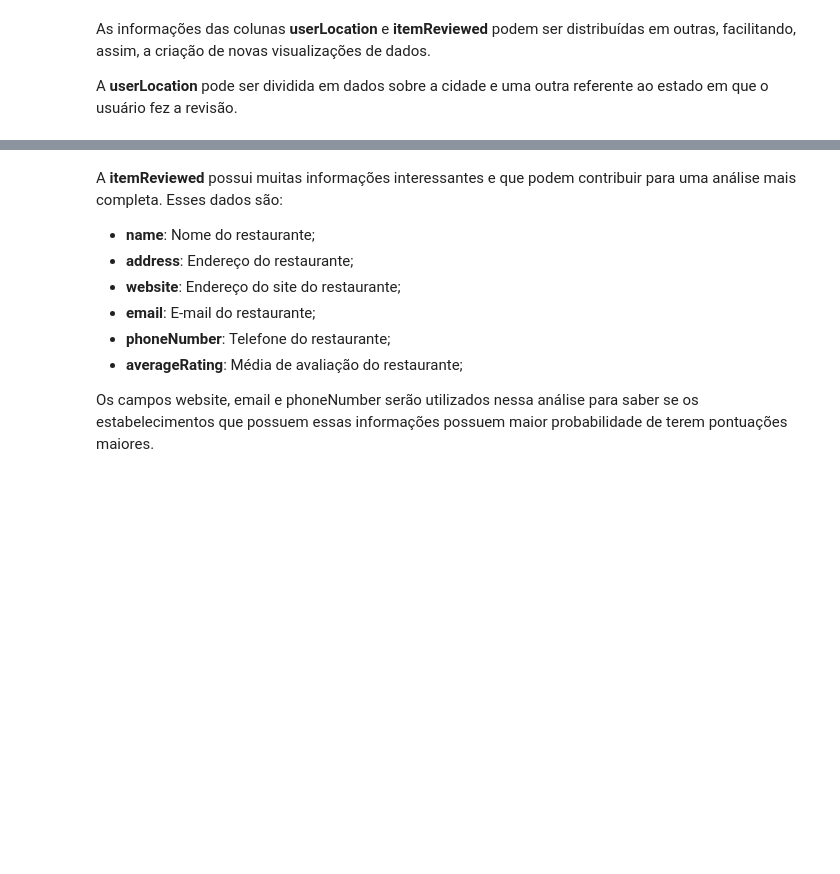
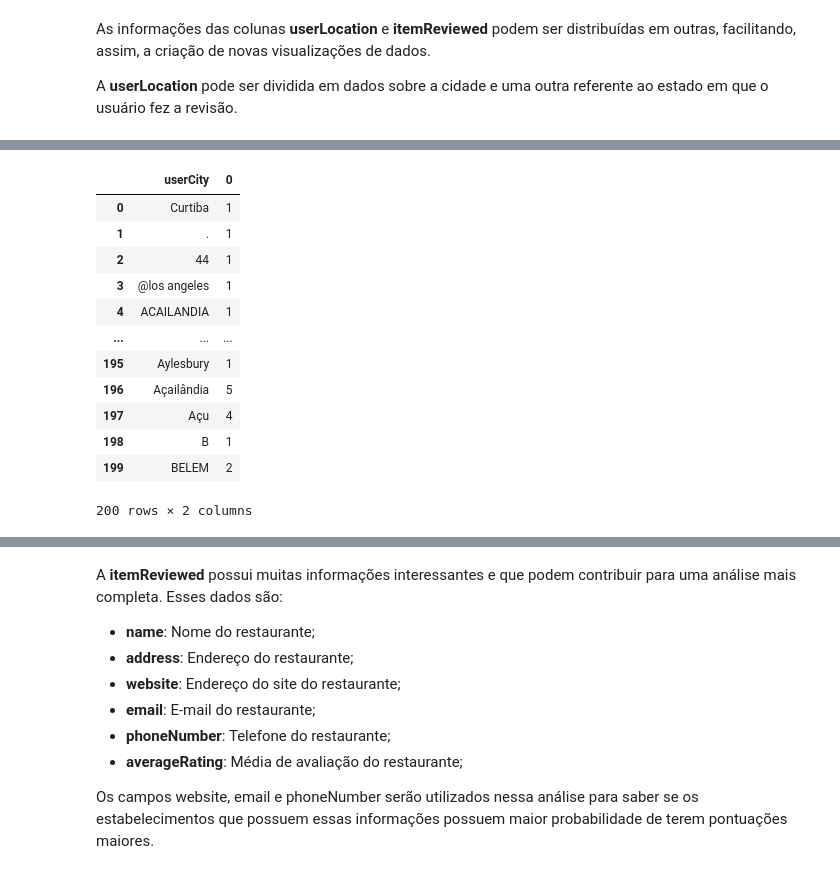
Before and after one commit to kidkmon/Sentiment-Analysis-TripAdvisor, a Jupyter notebook: Analise_sentimentos_TripAdvisor.ipynb, the cells around one changed output, grey strips where cells are left out. Cells and saved outputs as stored; diff of their text form; code cells hidden in the pictures; blank space fills up the shorter version.

```diff
--- a/Analise_sentimentos_TripAdvisor.ipynb
+++ b/Analise_sentimentos_TripAdvisor.ipynb
@@ -192,0 +235,18 @@ Name: itemReviewed, Length: 99999, dtype: object
+# %%
+user_location = df.groupby(["userCity"]).size().reset_index()
+
+user_location[0:200]
+# %% [output]
+|  | userCity | 0 |
+| 0 | Curtiba | 1 |
+| 1 | . | 1 |
+| 2 | 44 | 1 |
+| 3 | @los angeles | 1 |
+| 4 | ACAILANDIA | 1 |
+| ... | ... | ... |
+| 195 | Aylesbury | 1 |
+| 196 | Açailândia | 5 |
+| 197 | Açu | 4 |
+| 198 | B | 1 |
+| 199 | BELEM | 2 |
+200 rows × 2 columns
```
Also changed, not shown: parts of 20 cells of this notebook.
